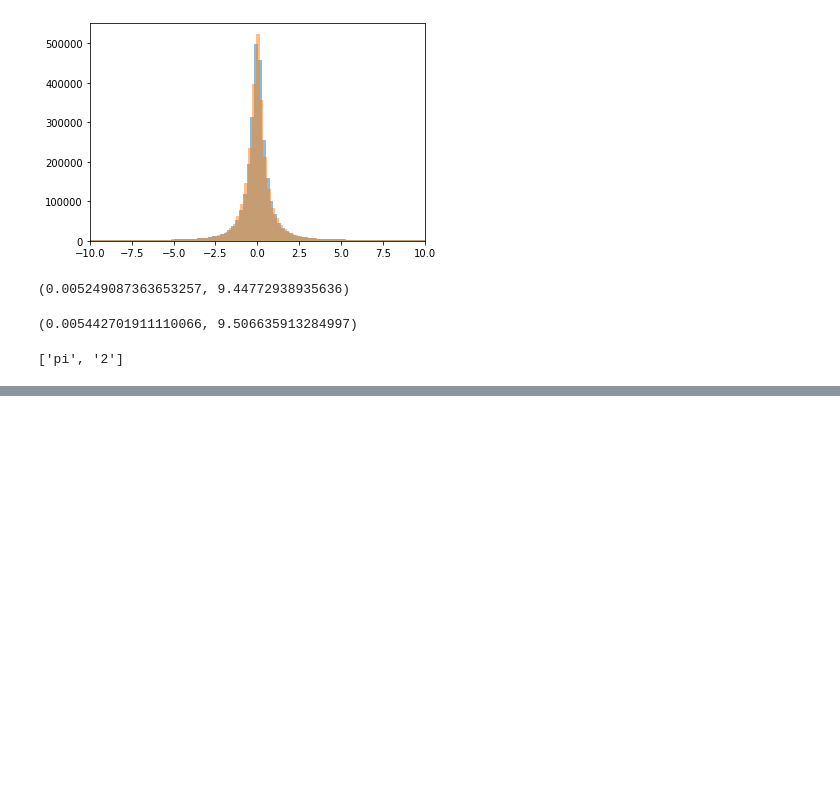
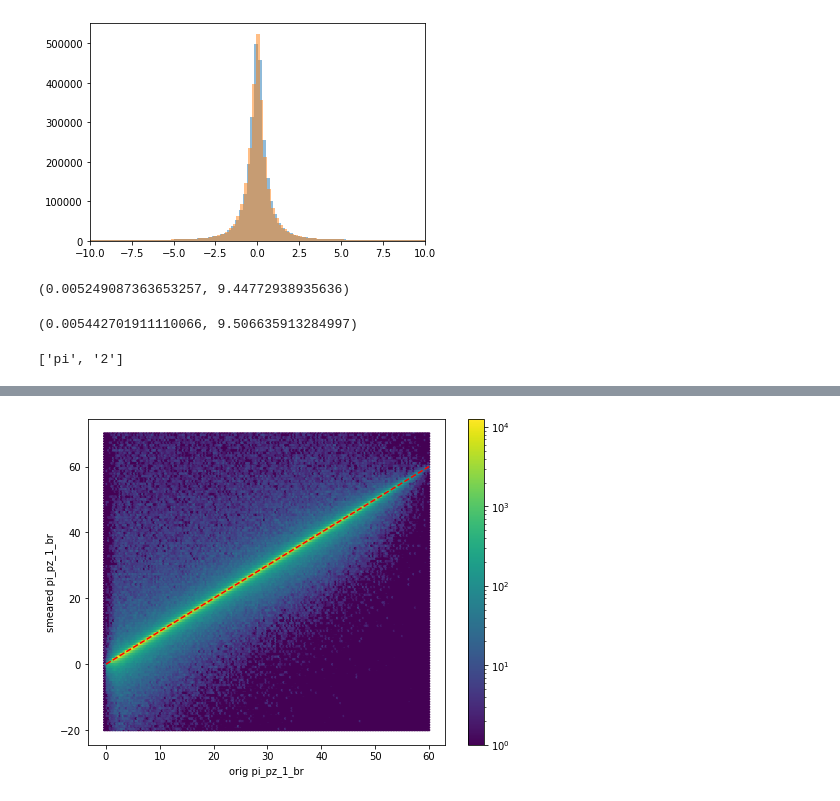
Before and after one commit to stanleyycheung/MSci-Project-HiggsTauTau, a Jupyter notebook: stanley/smearing.ipynb, the cells around one changed output, grey strips where cells are left out. Saved outputs shown, nothing was run; the diff lists cells and outputs as text; code cells hidden in the pictures; blank space fills up the shorter version.

```diff
--- a/stanley/smearing.ipynb
+++ b/stanley/smearing.ipynb
@@ -235,0 +568,13 @@ a.split('_')
+# %%
+d = pd_combined.pi_pz_1_br
+d = d[(d.iloc[:,0]<60) & (d.iloc[:,0]>-10) & (d.iloc[:,1]<70) & (d.iloc[:,1]>-20)]
+plt.figure(figsize=(8,6))
+plt.hexbin(d.iloc[:,0], d.iloc[:,1], cmap='viridis', mincnt=None, gridsize=200, bins='log')
+plt.plot(np.linspace(-0, 60), np.linspace(0, 60), '--r')
+plt.xlabel('orig pi_pz_1_br')
+plt.ylabel('smeared pi_pz_1_br')
+plt.colorbar()
+plt.savefig('/home/hep/shc3117/MSci-Project-HiggsTauTau/shared/smearing/fig/pi_pz_1_br_hexbin')
+plt.show()
+# %% [output]
+[figure, added]
```
Also changed, not shown: parts of 40 cells of this notebook, 5 other files.
